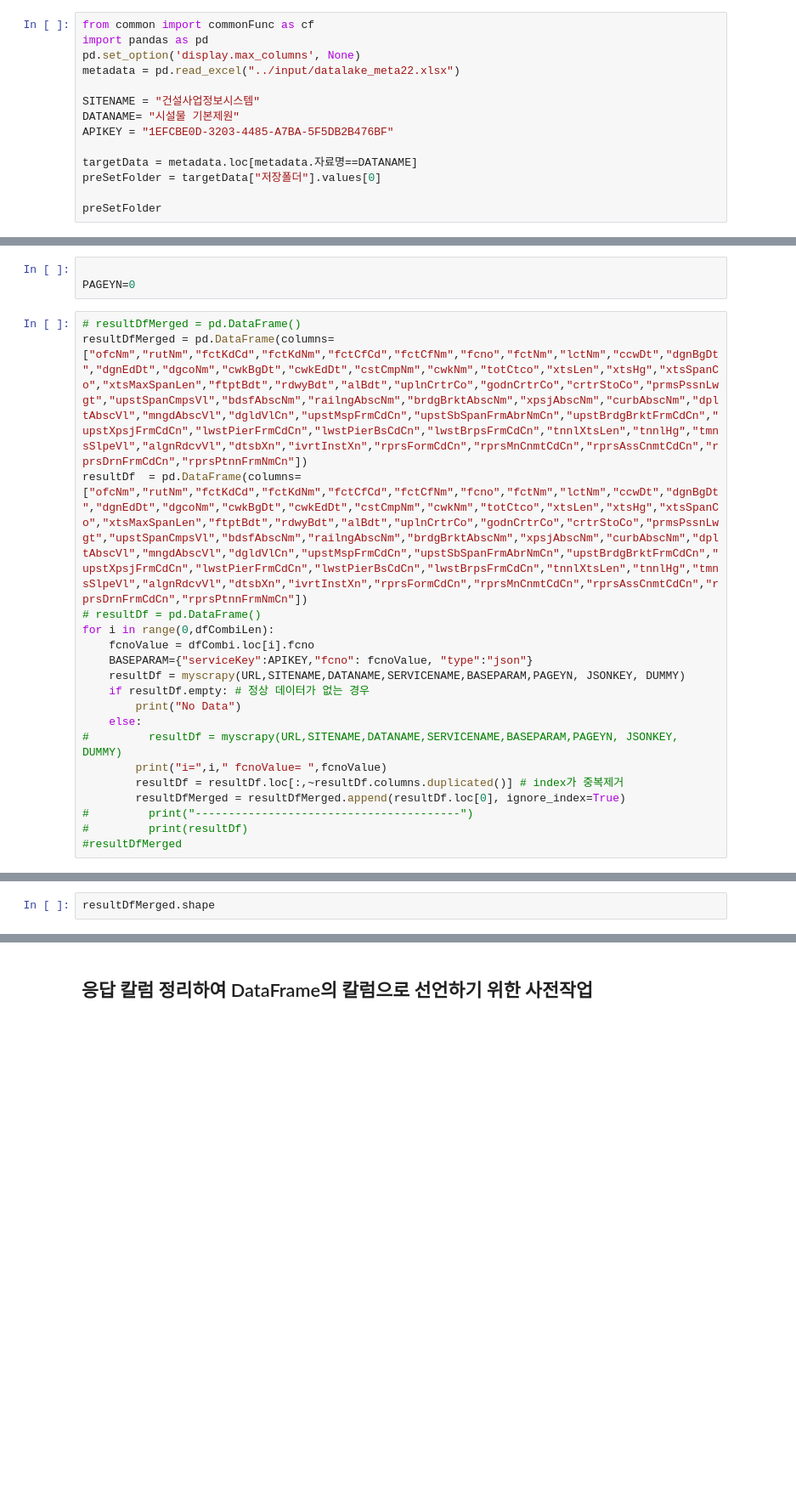
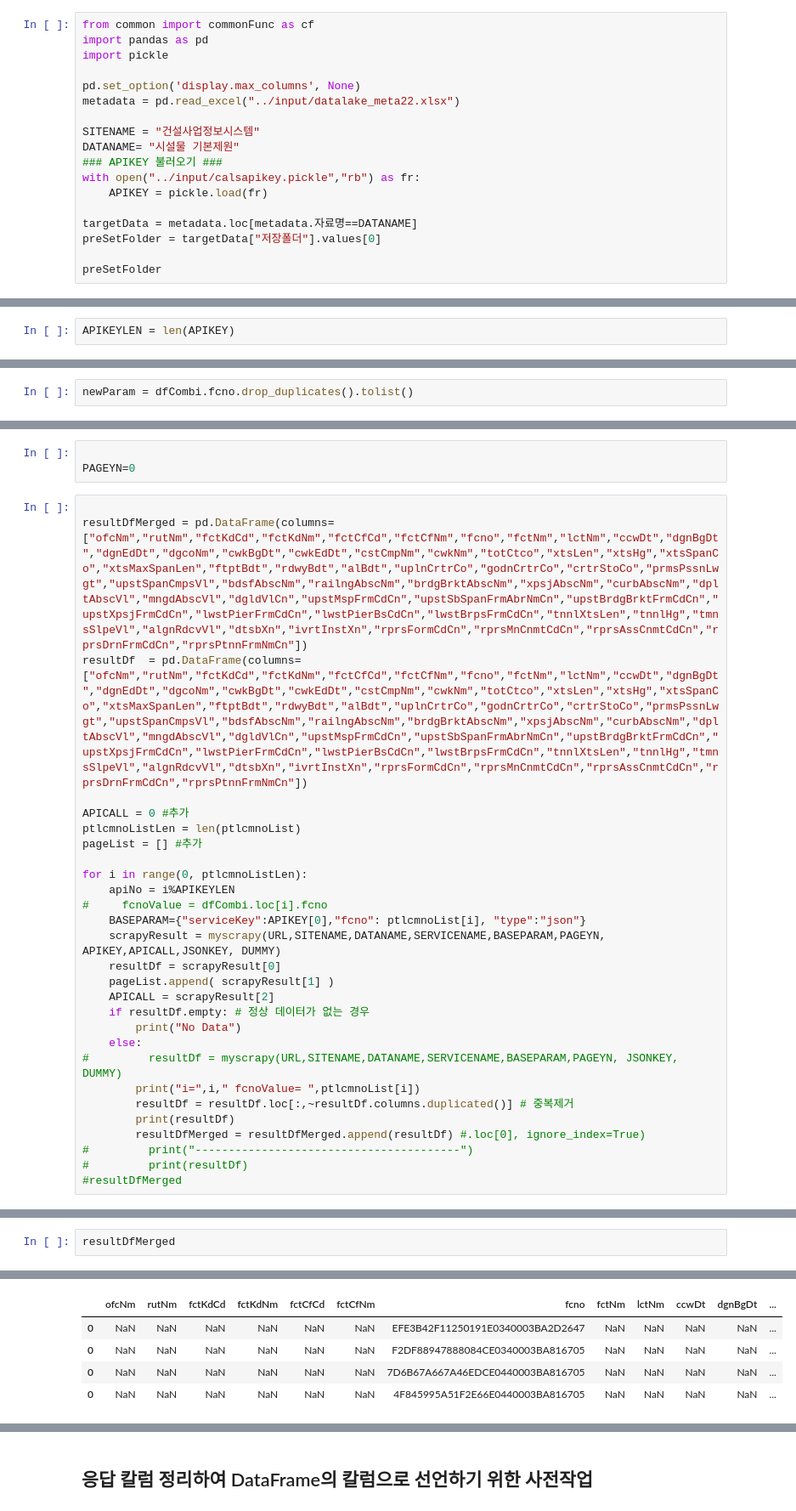
Before and after one commit to hyokwan/python_automation, a Jupyter notebook: apiScrapy/codeset/20.selectIoFmSpcfDtl.ipynb, the cells around one changed output, grey strips where cells are left out. Shown at 85% size. Drawn from its saved outputs; the diff is of its cells as text; blank space fills up the shorter version.

```diff
--- a/apiScrapy/codeset/20.selectIoFmSpcfDtl.ipynb
+++ b/apiScrapy/codeset/20.selectIoFmSpcfDtl.ipynb
@@ -3,12 +3,16 @@
 # %%
 from common import commonFunc as cf
 import pandas as pd
+import pickle
+
 pd.set_option('display.max_columns', None)
 metadata = pd.read_excel("../input/datalake_meta22.xlsx")
 
 SITENAME = "건설사업정보시스템"
 DATANAME= "시설물 기본제원"
-APIKEY = "1EFCBE0D-3203-4485-A7BA-5F5DB2B476BF"
+### APIKEY 불러오기 ###
+with open("../input/calsapikey.pickle","rb") as fr:
+    APIKEY = pickle.load(fr)
 
 targetData = metadata.loc[metadata.자료명==DATANAME]
 preSetFolder = targetData["저장폴더"].values[0]
@@ -16,6 +20,8 @@ preSetFolder = targetData["저장폴더"].values[0]
 preSetFolder
 # %% [output]
 '../output/건설사업정보시스템/시설물 기본제원/selectIoFmSpcfDtl.csv'
+# %%
+APIKEYLEN = len(APIKEY)
 # %%
 ##### 파라미터 설정 #####
 URL = targetData["URL"].values[0]
@@ -47,0 +66,2 @@ dfCombiLen
+# %%
+newParam = dfCombi.fcno.drop_duplicates().tolist()
@@ -128,21 +181,30 @@ def myscrapy(inUrl, inSiteName, inDataName, inServiceName, inParam, inPageYn, js
 
 PAGEYN=0
 # %%
-# resultDfMerged = pd.DataFrame()
+
 resultDfMerged = pd.DataFrame(columns=["ofcNm","rutNm","fctKdCd","fctKdNm","fctCfCd","fctCfNm","fcno","fctNm","lctNm","ccwDt","dgnBgDt","dgnEdDt","dgcoNm","cwkBgDt","cwkEdDt","cstCmpNm","cwkNm","totCtco","xtsLen","xtsHg","xtsSpanCo","xtsMaxSpanLen","ftptBdt","rdwyBdt","alBdt","uplnCrtrCo","godnCrtrCo","crtrStoCo","prmsPssnLwgt","upstSpanCmpsVl","bdsfAbscNm","railngAbscNm","brdgBrktAbscNm","xpsjAbscNm","curbAbscNm","dpltAbscVl","mngdAbscVl","dgldVlCn","upstMspFrmCdCn","upstSbSpanFrmAbrNmCn","upstBrdgBrktFrmCdCn","upstXpsjFrmCdCn","lwstPierFrmCdCn","lwstPierBsCdCn","lwstBrpsFrmCdCn","tnnlXtsLen","tnnlHg","tmnsSlpeVl","algnRdcvVl","dtsbXn","ivrtInstXn","rprsFormCdCn","rprsMnCnmtCdCn","rprsAssCnmtCdCn","rprsDrnFrmCdCn","rprsPtnnFrmNmCn"])
 resultDf  = pd.DataFrame(columns=["ofcNm","rutNm","fctKdCd","fctKdNm","fctCfCd","fctCfNm","fcno","fctNm","lctNm","ccwDt","dgnBgDt","dgnEdDt","dgcoNm","cwkBgDt","cwkEdDt","cstCmpNm","cwkNm","totCtco","xtsLen","xtsHg","xtsSpanCo","xtsMaxSpanLen","ftptBdt","rdwyBdt","alBdt","uplnCrtrCo","godnCrtrCo","crtrStoCo","prmsPssnLwgt","upstSpanCmpsVl","bdsfAbscNm","railngAbscNm","brdgBrktAbscNm","xpsjAbscNm","curbAbscNm","dpltAbscVl","mngdAbscVl","dgldVlCn","upstMspFrmCdCn","upstSbSpanFrmAbrNmCn","upstBrdgBrktFrmCdCn","upstXpsjFrmCdCn","lwstPierFrmCdCn","lwstPierBsCdCn","lwstBrpsFrmCdCn","tnnlXtsLen","tnnlHg","tmnsSlpeVl","algnRdcvVl","dtsbXn","ivrtInstXn","rprsFormCdCn","rprsMnCnmtCdCn","rprsAssCnmtCdCn","rprsDrnFrmCdCn","rprsPtnnFrmNmCn"])
-# resultDf = pd.DataFrame()
-for i in range(0,dfCombiLen):
-    fcnoValue = dfCombi.loc[i].fcno
-    BASEPARAM={"serviceKey":APIKEY,"fcno": fcnoValue, "type":"json"}
-    resultDf = myscrapy(URL,SITENAME,DATANAME,SERVICENAME,BASEPARAM,PAGEYN, JSONKEY, DUMMY)
+
+APICALL = 0 #추가
+ptlcmnoListLen = len(ptlcmnoList)
+pageList = [] #추가
+
+for i in range(0, ptlcmnoListLen):
+    apiNo = i%APIKEYLEN
+#     fcnoValue = dfCombi.loc[i].fcno
+    BASEPARAM={"serviceKey":APIKEY[0],"fcno": ptlcmnoList[i], "type":"json"}
+    scrapyResult = myscrapy(URL,SITENAME,DATANAME,SERVICENAME,BASEPARAM,PAGEYN, APIKEY,APICALL,JSONKEY, DUMMY)
+    resultDf = scrapyResult[0]
+    pageList.append( scrapyResult[1] )
+    APICALL = scrapyResult[2]
     if resultDf.empty: # 정상 데이터가 없는 경우
         print("No Data")
     else:
 #         resultDf = myscrapy(URL,SITENAME,DATANAME,SERVICENAME,BASEPARAM,PAGEYN, JSONKEY, DUMMY)
-        print("i=",i," fcnoValue= ",fcnoValue)
-        resultDf = resultDf.loc[:,~resultDf.columns.duplicated()] # index가 중복제거
-        resultDfMerged = resultDfMerged.append(resultDf.loc[0], ignore_index=True)
+        print("i=",i," fcnoValue= ",ptlcmnoList[i])
+        resultDf = resultDf.loc[:,~resultDf.columns.duplicated()] # 중복제거
+        print(resultDf)
+        resultDfMerged = resultDfMerged.append(resultDf) #.loc[0], ignore_index=True)
 #         print("----------------------------------------")
 #         print(resultDf)
 #resultDfMerged
@@ -167,3 +229,3 @@ i= 4558  fcnoValue=
 # %%
-resultDfMerged.shape
+resultDfMerged
 # %% [output]
@@ -170,0 +232,5 @@ resultDfMerged.shape
+|  | ofcNm | rutNm | fctKdCd | fctKdNm | fctCfCd | fctCfNm | fcno | fctNm | lctNm | ccwDt | dgnBgDt | ... |
+| 0 | NaN | NaN | NaN | NaN | NaN | NaN | EFE3B42F11250191E0340003BA2D2647 | NaN | NaN | NaN | NaN | ... |
+| 0 | NaN | NaN | NaN | NaN | NaN | NaN | F2DF88947888084CE0340003BA816705 | NaN | NaN | NaN | NaN | ... |
+| 0 | NaN | NaN | NaN | NaN | NaN | NaN | 7D6B67A667A46EDCE0440003BA816705 | NaN | NaN | NaN | NaN | ... |
+| 0 | NaN | NaN | NaN | NaN | NaN | NaN | 4F845995A51F2E66E0440003BA816705 | NaN | NaN | NaN | NaN | ... |
```
Also changed, not shown: parts of 11 cells of this notebook, 6 other files.
